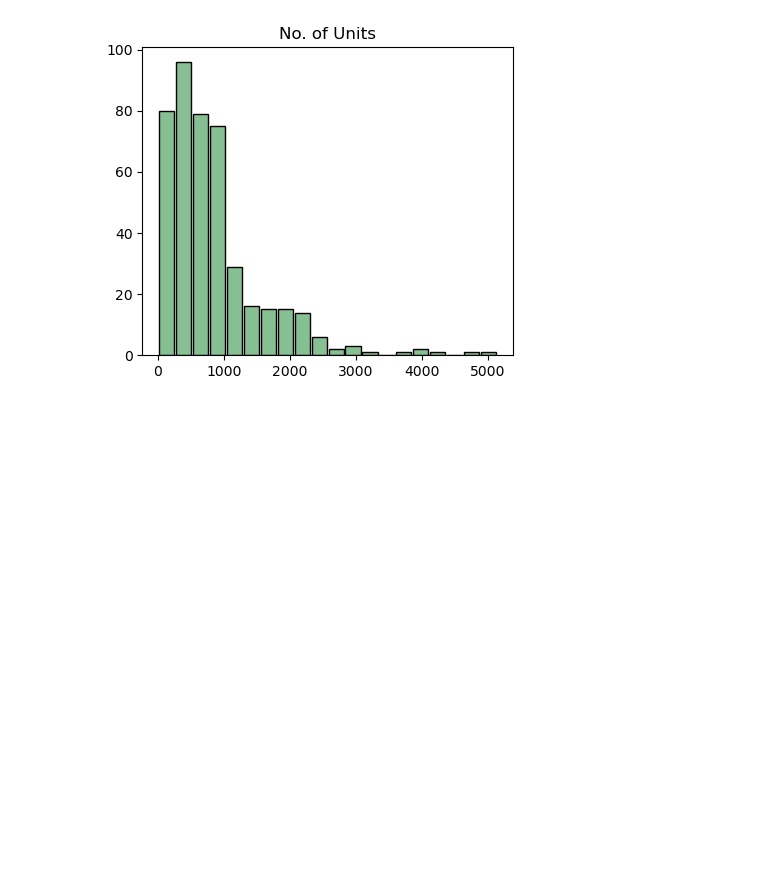
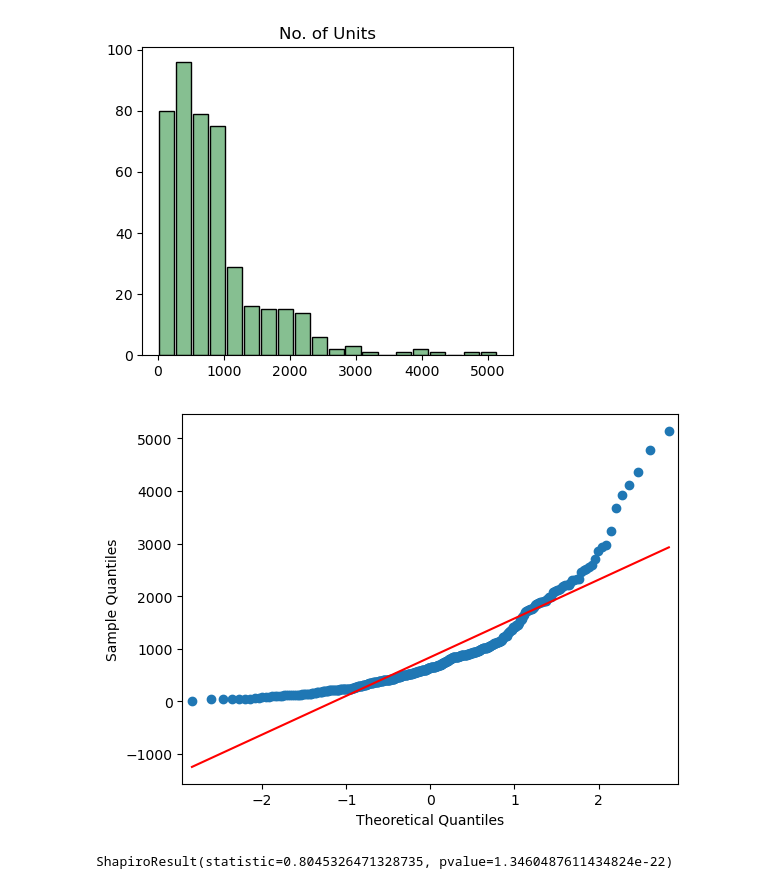
Before and after one commit to coharaCNJ/M.Sc.-Data-Analytics-Semester-1-CA1, a Jupyter notebook: Statistical_analysis_and_forecasting.ipynb, the cells around one changed output. Cells and saved outputs as stored; diff of their text form; code cells hidden in the pictures; blank space fills up the shorter version.

Commit message:
Inferential_statistics_and_linear_regression

```diff
--- a/Statistical_analysis_and_forecasting.ipynb
+++ b/Statistical_analysis_and_forecasting.ipynb
@@ -651,4 +693,20 @@ irish_completed_social_housing_by_year.head()
 ax = irish_completed_social_housing.hist(column='No. of Units', edgecolor='black', figsize=(11,4), bins= 20, grid=False, layout=(1,2), sharex=False, color='#86bf91', zorder=2, rwidth=0.9)
 # %% [output]
 [figure]
+# %%
+#Q-Q Plot
+sm.qqplot(irish_completed_social_housing['No. of Units'], line='s')
+plt.show()
+# %% [output]
+[figure, added]
+# %%
+#Shapiro-Wilk
+#H0: The No. of Units built per quarter is normally distributed.
+
+print(shapiro(irish_completed_social_housing['No. of Units']))
+
+#ShapiroResult(statistic=0.8045326471328735, pvalue=1.3460487611434824e-22)
+#Null-hypothesis is rejected
+# %% [output]
+ShapiroResult(statistic=0.8045326471328735, pvalue=1.3460487611434824e-22)
 # %%
```
Also changed, not shown: parts of 91 cells of this notebook, 7 other files.
